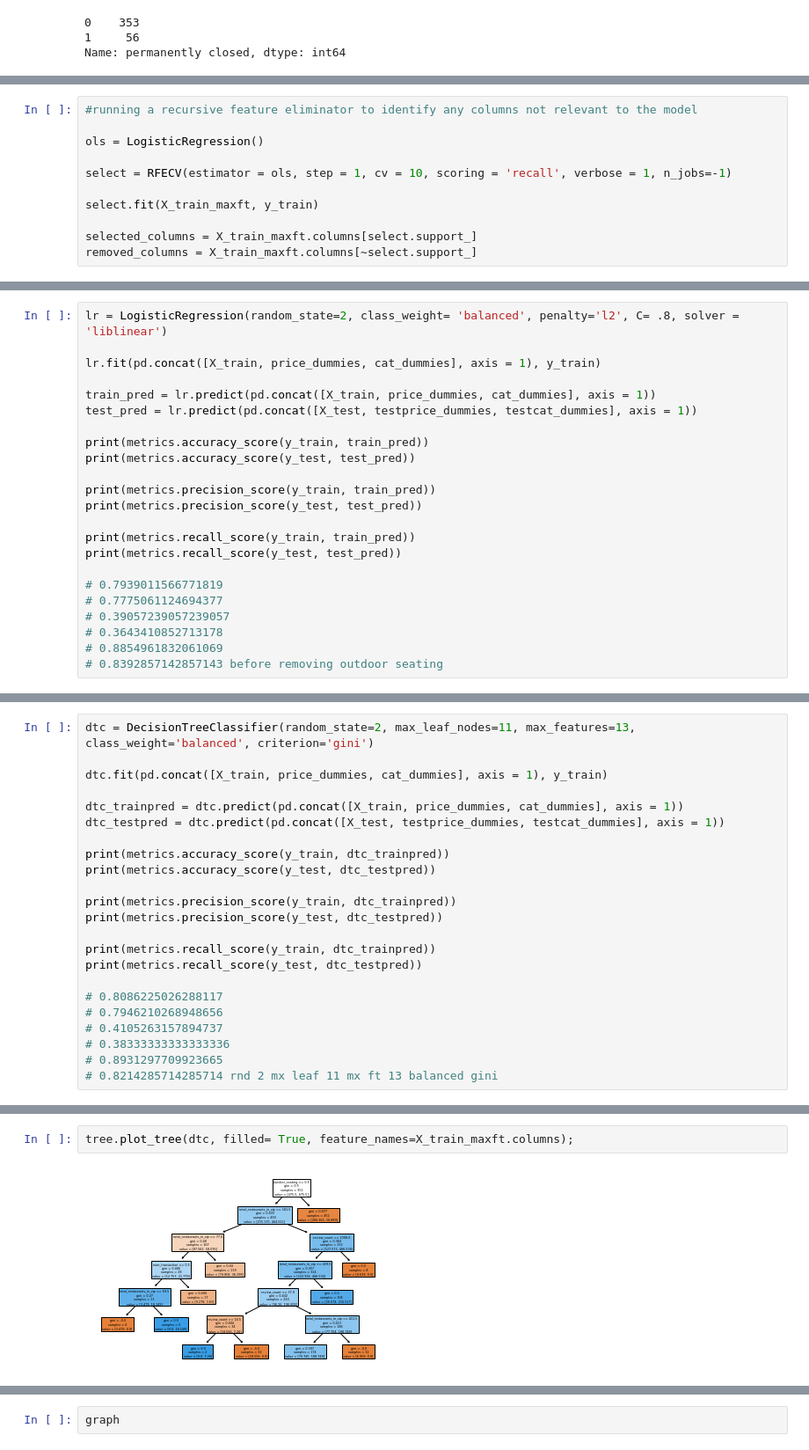
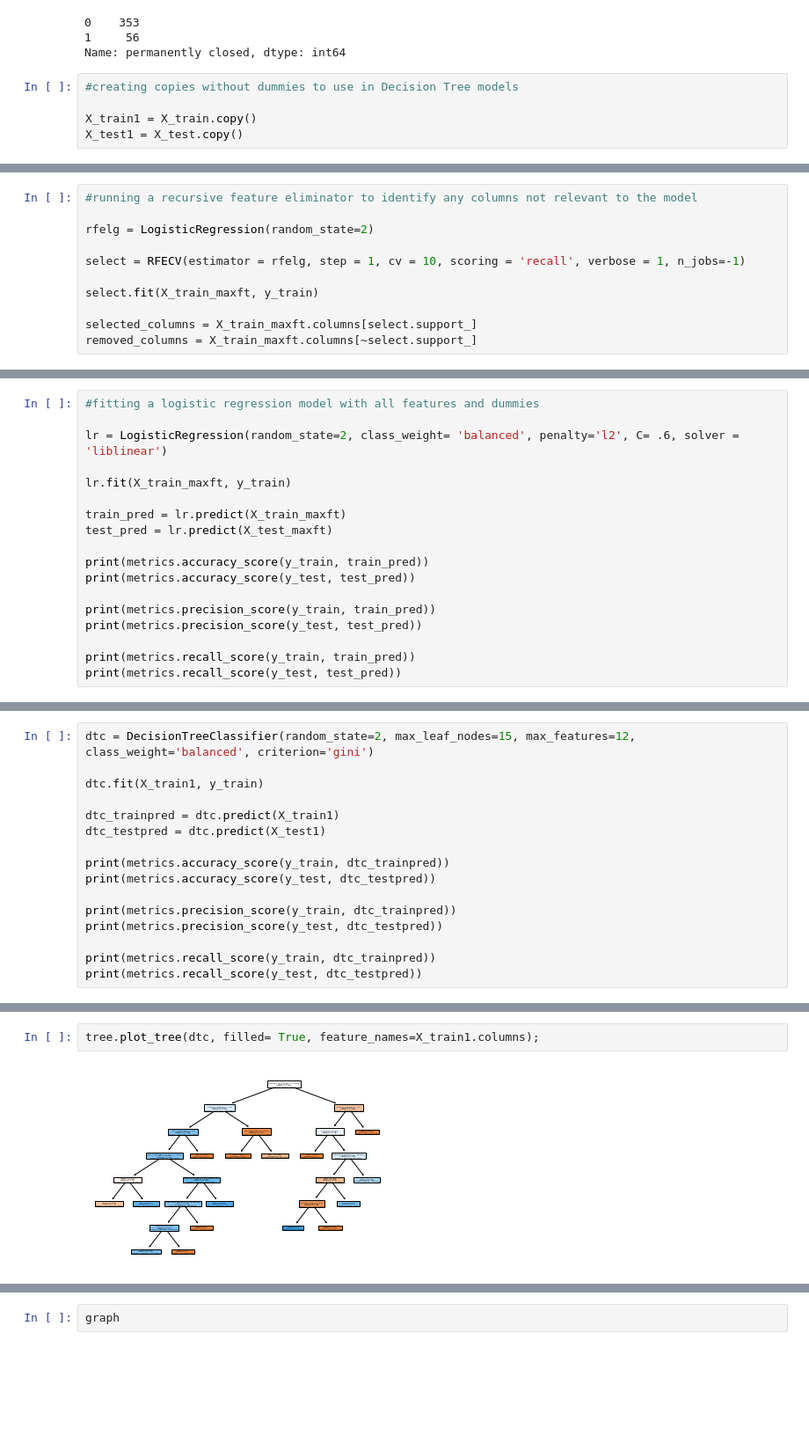
Before and after one commit to bagnine/nyc_restaurant_project, a Jupyter notebook: models.ipynb, the cells around one changed output, grey strips where cells are left out. Shown at 88% size. Drawn from its saved outputs; the diff is of its cells as text; blank space fills up the shorter version.

Commit message:
modeling complete

```diff
--- a/models.ipynb
+++ b/models.ipynb
@@ -86,6 +61,11 @@ y_test.value_counts()
 0    353
 1     56
 Name: permanently closed, dtype: int64
+# %%
+#creating copies without dummies to use in Decision Tree models
+
+X_train1 = X_train.copy()
+X_test1 = X_test.copy()
 # %%
 #breaking out dummy columns in separate dataframes in order to add and subtract as necessary
 
@@ -116,9 +128,9 @@ x_test_maxft = pd.concat([X_test.drop(columns = 'Population Density'), testprice
 # %%
 #running a recursive feature eliminator to identify any columns not relevant to the model
 
-ols = LogisticRegression()
+rfelg = LogisticRegression(random_state=2)
 
-select = RFECV(estimator = ols, step = 1, cv = 10, scoring = 'recall', verbose = 1, n_jobs=-1)
+select = RFECV(estimator = rfelg, step = 1, cv = 10, scoring = 'recall', verbose = 1, n_jobs=-1)
 
 select.fit(X_train_maxft, y_train)
 
@@ -136,10 +147,12 @@ X_test.drop(columns = 'Population Density', inplace= True)
 # %%
-lr = LogisticRegression(random_state=2, class_weight= 'balanced', penalty='l2', C= .8, solver = 'liblinear')
+#fitting a logistic regression model with all features and dummies
 
-lr.fit(pd.concat([X_train, price_dummies, cat_dummies], axis = 1), y_train)
+lr = LogisticRegression(random_state=2, class_weight= 'balanced', penalty='l2', C= .6, solver = 'liblinear')
 
-train_pred = lr.predict(pd.concat([X_train, price_dummies, cat_dummies], axis = 1))
-test_pred = lr.predict(pd.concat([X_test, testprice_dummies, testcat_dummies], axis = 1))
+lr.fit(X_train_maxft, y_train)
+
+train_pred = lr.predict(X_train_maxft)
+test_pred = lr.predict(X_test_maxft)
 
 print(metrics.accuracy_score(y_train, train_pred))
 print(metrics.accuracy_score(y_test, test_pred))
@@ -149,11 +162,4 @@ print(metrics.precision_score(y_test, test_pred))
 
 print(metrics.recall_score(y_train, train_pred))
 print(metrics.recall_score(y_test, test_pred))
-
-# 0.7939011566771819
-# 0.7775061124694377
-# 0.39057239057239057
-# 0.3643410852713178
-# 0.8854961832061069
-# 0.8392857142857143 before removing outdoor seating
 # %% [output]
@@ -198,10 +183,10 @@ metrics.plot_confusion_matrix(lr, pd.concat([X_train, price_dummies, cat_dummies
 # %%
-dtc = DecisionTreeClassifier(random_state=2, max_leaf_nodes=11, max_features=13, class_weight='balanced', criterion='gini')
+dtc = DecisionTreeClassifier(random_state=2, max_leaf_nodes=15, max_features=12, class_weight='balanced', criterion='gini')
 
-dtc.fit(pd.concat([X_train, price_dummies, cat_dummies], axis = 1), y_train)
+dtc.fit(X_train1, y_train)
 
-dtc_trainpred = dtc.predict(pd.concat([X_train, price_dummies, cat_dummies], axis = 1))
-dtc_testpred = dtc.predict(pd.concat([X_test, testprice_dummies, testcat_dummies], axis = 1))
+dtc_trainpred = dtc.predict(X_train1)
+dtc_testpred = dtc.predict(X_test1)
 
 print(metrics.accuracy_score(y_train, dtc_trainpred))
 print(metrics.accuracy_score(y_test, dtc_testpred))
@@ -211,11 +196,4 @@ print(metrics.precision_score(y_test, dtc_testpred))
 
 print(metrics.recall_score(y_train, dtc_trainpred))
 print(metrics.recall_score(y_test, dtc_testpred))
-
-# 0.8086225026288117
-# 0.7946210268948656
-# 0.4105263157894737
-# 0.38333333333333336
-# 0.8931297709923665
-# 0.8214285714285714 rnd 2 mx leaf 11 mx ft 13 balanced gini
 # %% [output]
@@ -238,6 +213,6 @@ metrics.plot_confusion_matrix(dtc, pd.concat([X_test, testprice_dummies, testcat
 # %%
-tree.plot_tree(dtc, filled= True, feature_names=X_train_maxft.columns);
+tree.plot_tree(dtc, filled= True, feature_names=X_train1.columns);
 # %% [output]
-[figure, old version]
+[figure, new version]
 # %%
 
```
Also changed, not shown: parts of 40 cells of this notebook.
